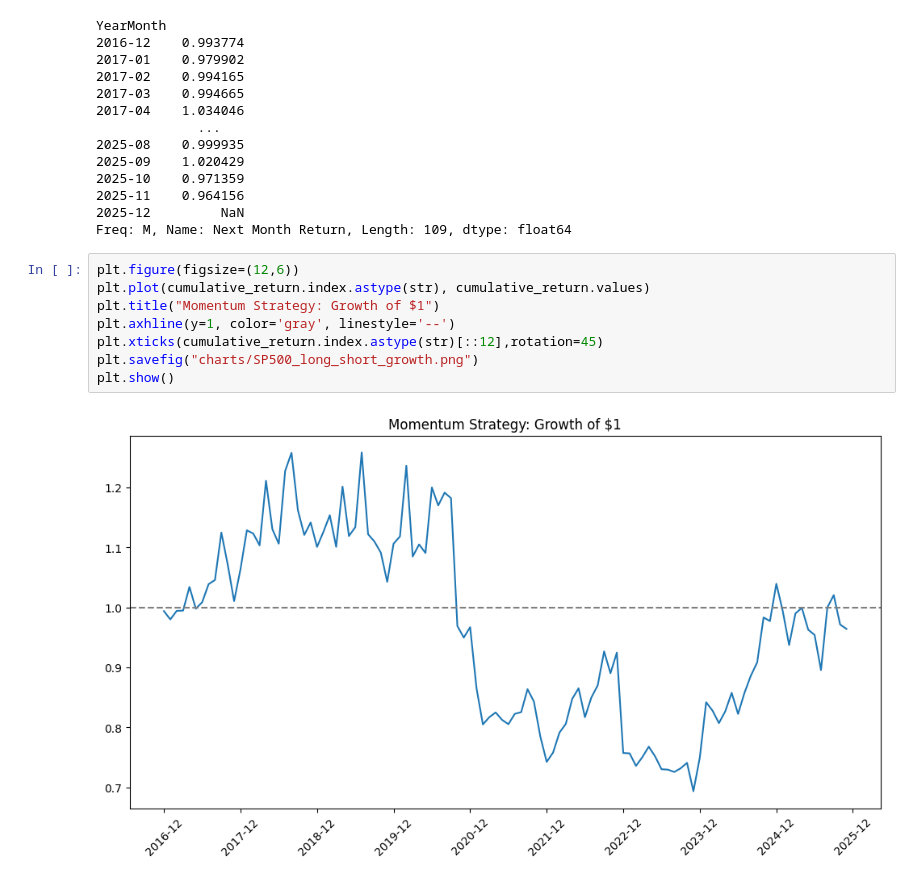
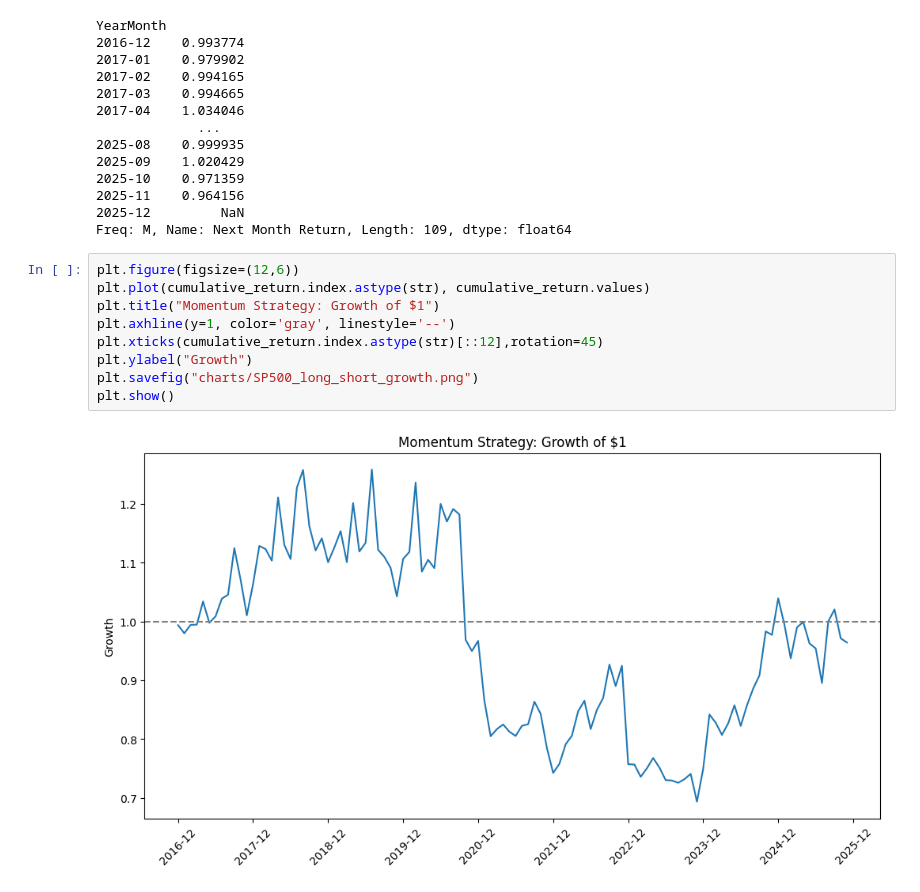
Before and after one commit to Caden-Ramsey/momentum-factor-model, a Jupyter notebook: momentum.ipynb, the cells around one changed output. Saved outputs shown, nothing was run; the diff lists cells and outputs as text.

```diff
--- a/momentum.ipynb
+++ b/momentum.ipynb
@@ -179,12 +179,13 @@ Freq: M, Name: Next Month Return, Length: 109, dtype: float64
 # %%
 plt.figure(figsize=(12,6))
 plt.plot(cumulative_return.index.astype(str), cumulative_return.values)
 plt.title("Momentum Strategy: Growth of $1")
 plt.axhline(y=1, color='gray', linestyle='--')
 plt.xticks(cumulative_return.index.astype(str)[::12],rotation=45)
+plt.ylabel("Growth")
 plt.savefig("charts/SP500_long_short_growth.png")
 plt.show()
 # %% [output]
-[figure, old version]
+[figure, new version]
 # %%
 """~~~~~~~Statistics~~~~~~~"""
```
Also changed, not shown: parts of 7 cells of this notebook, 4 other files.
